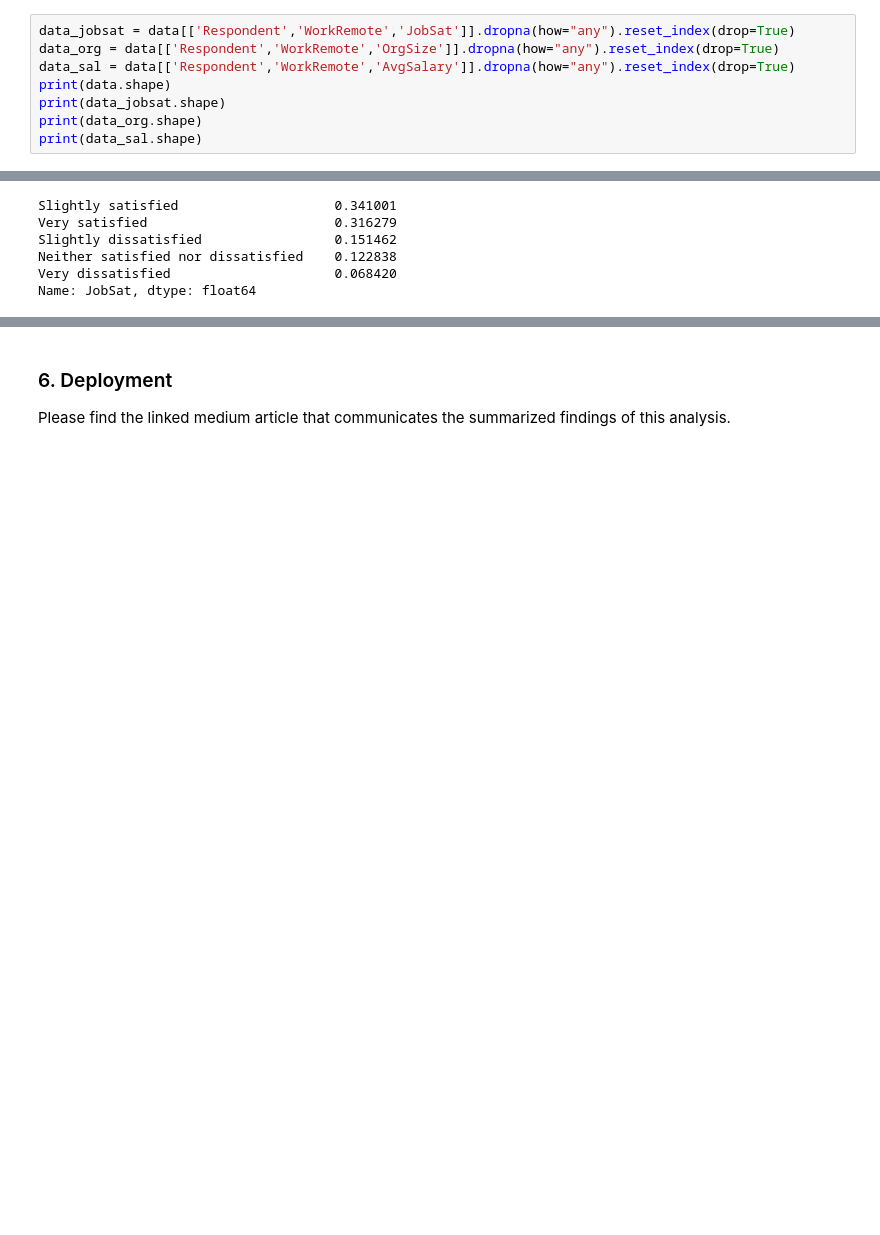
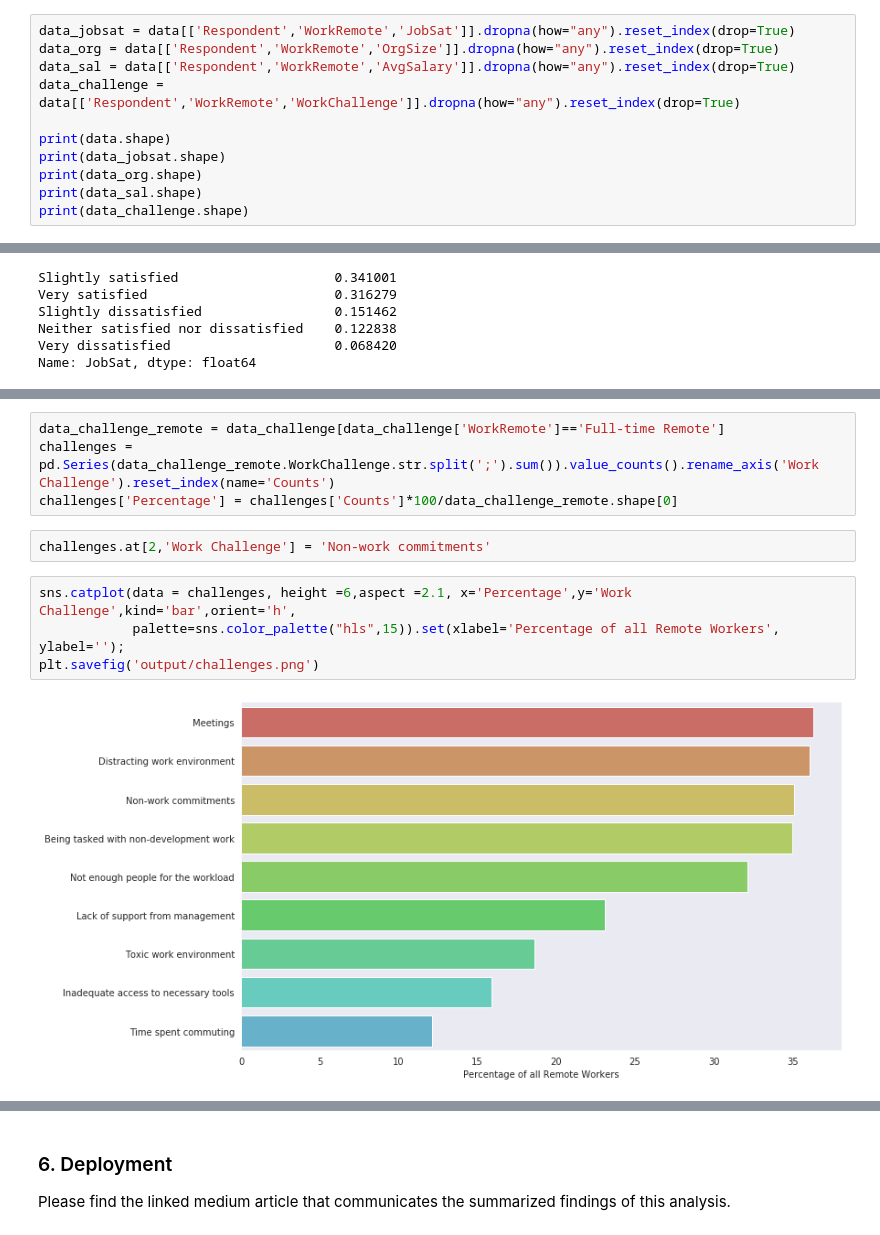
Before and after one commit to arunnthevapalan/remote-work, a Jupyter notebook: AnalysisReport.ipynb, the cells around one changed output, grey strips where cells are left out. Cells and saved outputs as stored; diff of their text form; blank space fills up the shorter version.

```diff
--- a/AnalysisReport.ipynb
+++ b/AnalysisReport.ipynb
@@ -148,10 +146,13 @@ Name: WorkRemote, dtype: int64
 data_jobsat = data[['Respondent','WorkRemote','JobSat']].dropna(how="any").reset_index(drop=True)
 data_org = data[['Respondent','WorkRemote','OrgSize']].dropna(how="any").reset_index(drop=True)
 data_sal = data[['Respondent','WorkRemote','AvgSalary']].dropna(how="any").reset_index(drop=True)
+data_challenge = data[['Respondent','WorkRemote','WorkChallenge']].dropna(how="any").reset_index(drop=True)
+
 print(data.shape)
 print(data_jobsat.shape)
 print(data_org.shape)
 print(data_sal.shape)
+print(data_challenge.shape)
 # %% [output]
 (88883, 6)
 (70098, 3)
@@ -198,3 +257,15 @@ plt.savefig('output/job_sat1.png')
+# %%
+data_challenge_remote = data_challenge[data_challenge['WorkRemote']=='Full-time Remote']
+challenges = pd.Series(data_challenge_remote.WorkChallenge.str.split(';').sum()).value_counts().rename_axis('Work Challenge').reset_index(name='Counts')
+challenges['Percentage'] = challenges['Counts']*100/data_challenge_remote.shape[0]
+# %%
+challenges.at[2,'Work Challenge'] = 'Non-work commitments'
+# %%
+sns.catplot(data = challenges, height =6,aspect =2.1, x='Percentage',y='Work Challenge',kind='bar',orient='h',
+            palette=sns.color_palette("hls",15)).set(xlabel='Percentage of all Remote Workers', ylabel='');
+plt.savefig('output/challenges.png')
+# %% [output]
+[figure, added]
 # %% [markdown]
 ### 5. Evalution
 
```
Also changed, not shown: parts of 14 cells of this notebook.
